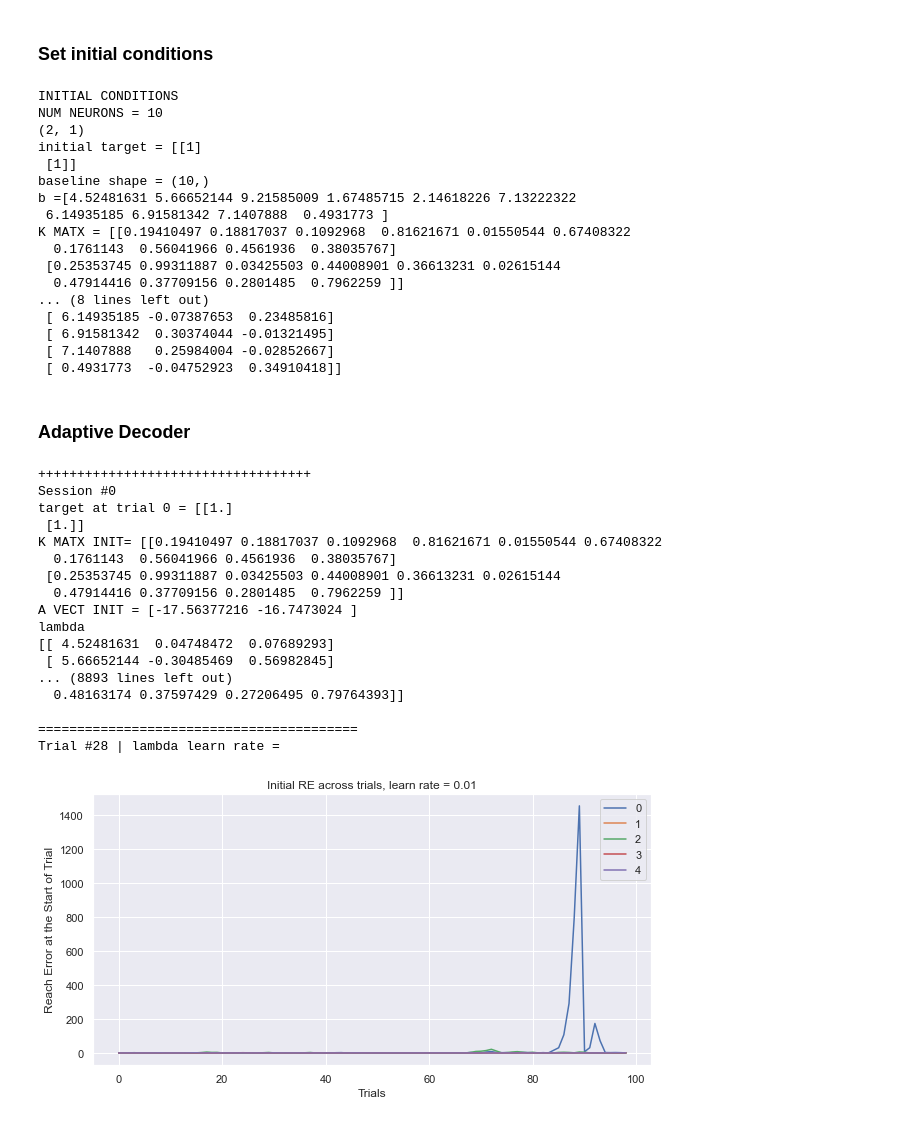
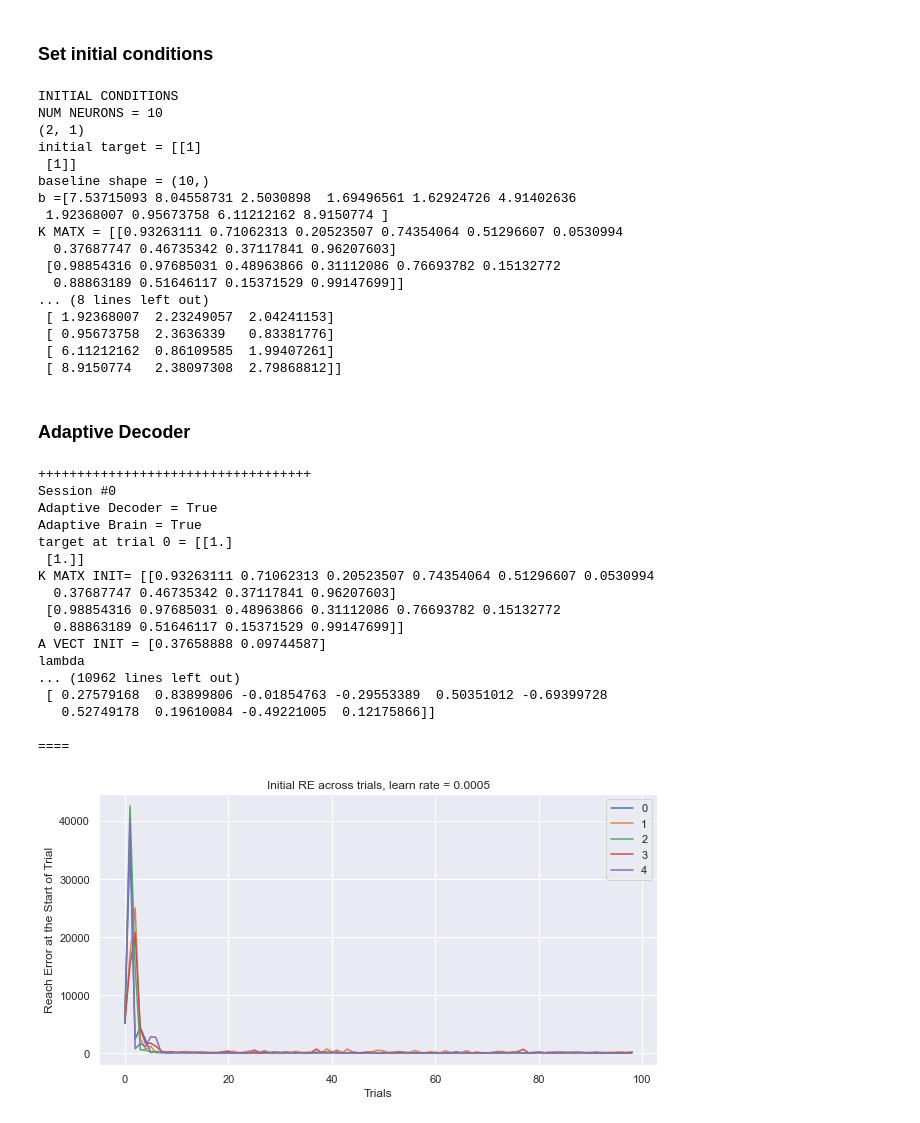
Before and after one commit to mmadduri/BMI_Model, a Jupyter notebook: BMIModel_AdaptiveDecoder.ipynb, the cells around one changed output. Cells and saved outputs as stored; diff of their text form; code cells hidden in the pictures.

```diff
--- a/BMIModel_AdaptiveDecoder.ipynb
+++ b/BMIModel_AdaptiveDecoder.ipynb
@@ -436,21 +435,24 @@ print("b =" + str(BASELINE))
 # IDEAL: y = a + Kf = a + K(b + Wt) = a + Kb + KWt
 # in order for y = t, want: a + Kb --> 0 and KW --> Identity matx
 K_MATX = np.random.random_sample( (NUM_DIM, NUM_NEURONS) ) # random float [0, 1)
-A_VECT = (-np.matmul(K_MATX, BASELINE))
+# A_VECT = (-np.matmul(K_MATX, BASELINE))
+A_VECT = np.random.random_sample( (NUM_DIM) )
 print("K MATX = " + str(K_MATX))
 print("A = " + str(A_VECT))
 
 KW_only = False #False = include A/B, True = only K/W, no baseline
+BRAIN_ADAPT = True
 
 # lambda
 lambda_init = np.zeros((NUM_NEURONS, NUM_LAMBDA))
 W_init = np.linalg.pinv(K_MATX)
-W_rand = 0*np.random.random_sample( (NUM_NEURONS, NUM_DIM) )
+W_rand = 3*np.random.random_sample( (NUM_NEURONS, NUM_DIM) )
 W_init = W_init + W_rand
 lambda_init[:, 0] = np.array([BASELINE])        # lambda[0] = baseline
 lambda_init[:, 1:3] = W_init
 print("lambda init = ")
 print(lambda_init)
+
 
 # lambda_init[:, 1] = np.random.random_sample(np.shape(lambda_init[:, 0]))    # lambda[2] = w_y
 # lambda_init[:, 2] = np.random.random_sample(np.shape(lambda_init[:, 0]))*10
@@ -489,17 +491,17 @@ NUM NEURONS = 10
 initial target = [[1]
  [1]]
 baseline shape = (10,)
-b =[4.52481631 5.66652144 9.21585009 1.67485715 2.14618226 7.13222322
- 6.14935185 6.91581342 7.1407888  0.4931773 ]
-K MATX = [[0.19410497 0.18817037 0.1092968  0.81621671 0.01550544 0.67408322
-  0.1761143  0.56041966 0.4561936  0.38035767]
- [0.25353745 0.99311887 0.03425503 0.44008901 0.36613231 0.02615144
-  0.47914416 0.37709156 0.2801485  0.7962259 ]]
+b =[7.53715093 8.04558731 2.5030898  1.69496561 1.62924726 4.91402636
+ 1.92368007 0.95673758 6.11212162 8.9150774 ]
+K MATX = [[0.93263111 0.71062313 0.20523507 0.74354064 0.51296607 0.0530994
+  0.37687747 0.46735342 0.37117841 0.96207603]
+ [0.98854316 0.97685031 0.48963866 0.31112086 0.76693782 0.15132772
+  0.88863189 0.51646117 0.15371529 0.99147699]]
 ... (8 lines left out)
- [ 6.14935185 -0.07387653  0.23485816]
- [ 6.91581342  0.30374044 -0.01321495]
- [ 7.1407888   0.25984004 -0.02852667]
- [ 0.4931773  -0.04752923  0.34910418]]
+ [ 1.92368007  2.23249057  2.04241153]
+ [ 0.95673758  2.3636339   0.83381776]
+ [ 6.11212162  0.86109585  1.99407261]
+ [ 8.9150774   2.38097308  2.79868812]]
 # %% [markdown]
 ### Adaptive Decoder
 # %%
@@ -507,9 +509,9 @@ NUM_TRIALS = 100
 NUM_RUNS = 2 # Has to be >1 # 2 = goes through the trial for target once
 NUM_SESSIONS = 5
 # rate_list = [5e-3, 1e-3, 5e-4, 1e-4]
-rate_list = [1e-2]
-A_RATE = 5e-5
-K_RATE = 5e-5
+rate_list = [5e-4]
+A_RATE = 1e-4
+K_RATE = 1e-4
 ADAPT_TRIALS = NUM_TRIALS
 
 # initialization
@@ -529,6 +531,8 @@ for lambda_rate in rate_list:
         print("")
         print("+++++++++++++++++++++++++++++++++++")
         print("Session #" + str(iS))
+        print("Adaptive Decoder = " + str(ADAPT_DEC))
+        print("Adaptive Brain = " + str(BRAIN_ADAPT))
         ## BRAIN SIDE
         FR_DIST = (FR_SIGMA, FR_DELTA, FR_DIST_SIZE)
     #     fr_init[:, 0] = np.array(brainFiringRate(lambda_init, TARGET_VECTOR_ERR))
@@ -570,7 +574,7 @@ for lambda_rate in rate_list:
             fr_start = np.array(brainFiringRate(lambda_trial[:, :, iT, iS], target_trial[:, :, iT, iS]))
             fr_trial[:, :, iT] = fr_start
 
-            print("lambda start of trial = " + str(lambda_trial[:, :, iT, iS]))
+#             print("lambda start of trial = " + str(lambda_trial[:, :, iT, iS]))
             # calculate reach error of firing rate at the beginning of the trial
             # this becomes the error of the new target position being presented and where the cursor is
             brain_vars = ( fr_trial[:, :, iT],  target_trial[:, :, iT, iS] )
@@ -592,10 +596,13 @@ for lambda_rate in rate_list:
             a_run, k_run = calcNextDecoder(decoder_params, brain_vars)
             if (KW_only):
                 a_run = np.zeros((2, 1))
-            fr_run, lambda_run = calcNextBrain(brain_params, decoder_params, target_trial[:, :, iT, iS], NUM_RUNS)
 
-    #         print("fr_run = " + str(fr_run))
-#             re_run, fr_run, lambda_run = brain_adapt_sgd(brain_params, decoder_params, target_trial[:, :, iT], NUM_RUNS)
+            if (BRAIN_ADAPT):
+                fr_run, lambda_run = calcNextBrain(brain_params, decoder_params, target_trial[:, :, iT, iS], NUM_RUNS)
+            else:
+                fr_run = fr_trial[:, :, iT]
+                lambda_run = lambda_trial[:, :, iT, iS]
+
             # update cost function arguments
             decoder_vals = (a_run, k_run)
             brain_vars = (fr_run, target_trial[:, :, iT, iS])
@@ -608,51 +615,52 @@ for lambda_rate in rate_list:
             if (KW_only):
                 lambda_run[:, 0] = 0
             cursor_end[:, :, iT, iS] =  (decoder_findY(decoder_vals, brain_vars))
-#             print("fr end of trial = " + str(fr_run))
+            print("fr end of trial = " + str(fr_run))
             print("lambda end of trial = " + str(lambda_run))
             print("cursor end = " + str(cursor_end[:, :, iT, iS]) )
 
             re_endT[iT, iS] = re_run
 #             print("re end = " + str(re_endT[iT, iS]))
 #             print("re diff = " + str(re_endT[iT, iS] - re_startT[iT, iS]))
 
             # update the parameters
             lambda_trial[:, :, iT + 1, iS] = np.squeeze(lambda_run)
+
             a_trial[:, iT + 1, iS] = np.squeeze(a_run)
             k_trial[:, :, iT + 1, iS] = np.squeeze(k_run)
             print("a = " + str(a_trial[:, iT + 1, iS]))
             print("k = " + str(k_trial[:, :, iT + 1, iS]))
 
             # change to new target
             target_trial[:, 0, iT + 1, iS] = findNextTarget( cursor_end[:, :, iT, iS], target_trial[:, :, iT, iS] )
 
 
         pidx = rate_list.index(lambda_rate)
         plt.figure(2*pidx + 1, figsize=(fig_x, fig_y))
         plt.plot(np.arange(0, NUM_TRIALS-1, 1), re_startT[0:len(re_startT)-1, iS], label = '' + str(iS))
         plt.legend()
         plt.xlabel('Trials')
         plt.ylabel('Reach Error at the Start of Trial')
         plt.title('Initial RE across trials, learn rate = ' + str(lambda_rate))
 # %% [output]
 +++++++++++++++++++++++++++++++++++
 Session #0
+Adaptive Decoder = True
+Adaptive Brain = True
 target at trial 0 = [[1.]
  [1.]]
-K MATX INIT= [[0.19410497 0.18817037 0.1092968  0.81621671 0.01550544 0.67408322
-  0.1761143  0.56041966 0.4561936  0.38035767]
- [0.25353745 0.99311887 0.03425503 0.44008901 0.36613231 0.02615144
-  0.47914416 0.37709156 0.2801485  0.7962259 ]]
-A VECT INIT = [-17.56377216 -16.7473024 ]
+K MATX INIT= [[0.93263111 0.71062313 0.20523507 0.74354064 0.51296607 0.0530994
+  0.37687747 0.46735342 0.37117841 0.96207603]
+ [0.98854316 0.97685031 0.48963866 0.31112086 0.76693782 0.15132772
+  0.88863189 0.51646117 0.15371529 0.99147699]]
+A VECT INIT = [0.37658888 0.09744587]
 lambda
-[[ 4.52481631  0.04748472  0.07689293]
- [ 5.66652144 -0.30485469  0.56982845]
-... (8893 lines left out)
-  0.48163174 0.37597429 0.27206495 0.79764393]]
+... (10962 lines left out)
+ [ 0.27579168  0.83899806 -0.01854763 -0.29553389  0.50351012 -0.69399728
+   0.52749178  0.19610084 -0.49221005  0.12175866]]
 
-=========================================
-Trial #28 | lambda learn rate =
+====
-[figure, old version]
+[figure, new version]
 # %%
 x = 0
 y = 1
```
Also changed, not shown: parts of 9 cells of this notebook.
